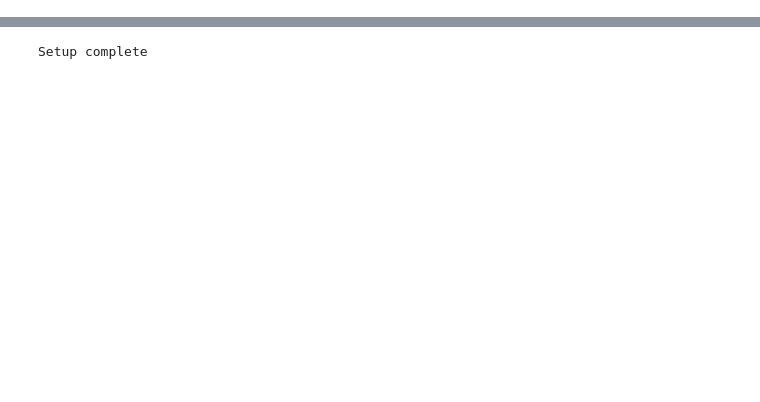
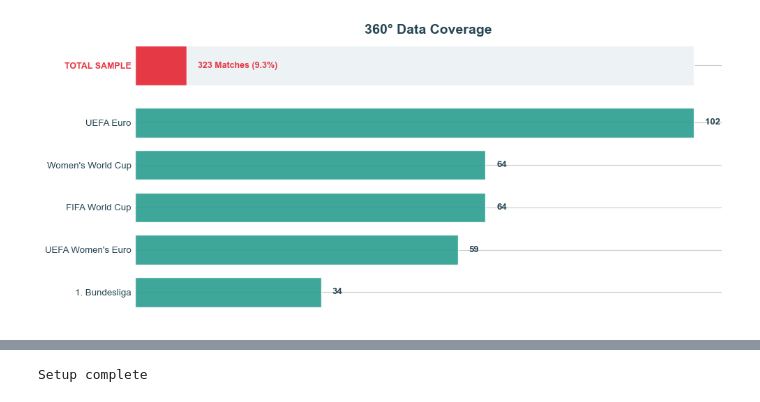
Before and after one commit to soh364/soccer-analytics-capstone-XOh, a Jupyter notebook: eda/EDA_Soomi.ipynb, the cells around one changed output, grey strips where cells are left out. Saved outputs shown, nothing was run; the diff lists cells and outputs as text; code cells hidden in the pictures; blank space fills up the shorter version.

```diff
--- a/eda/EDA_Soomi.ipynb
+++ b/eda/EDA_Soomi.ipynb
@@ -8,0 +176,4 @@ Read the [eda_outline.md](eda_outline.md) for more details.
+# %%
+plot_360_coverage_analysis(STATSBOMB_DIR)
+# %% [output]
+[figure, added]
```
Also changed, not shown: parts of 16 cells of this notebook, 4 other files.
